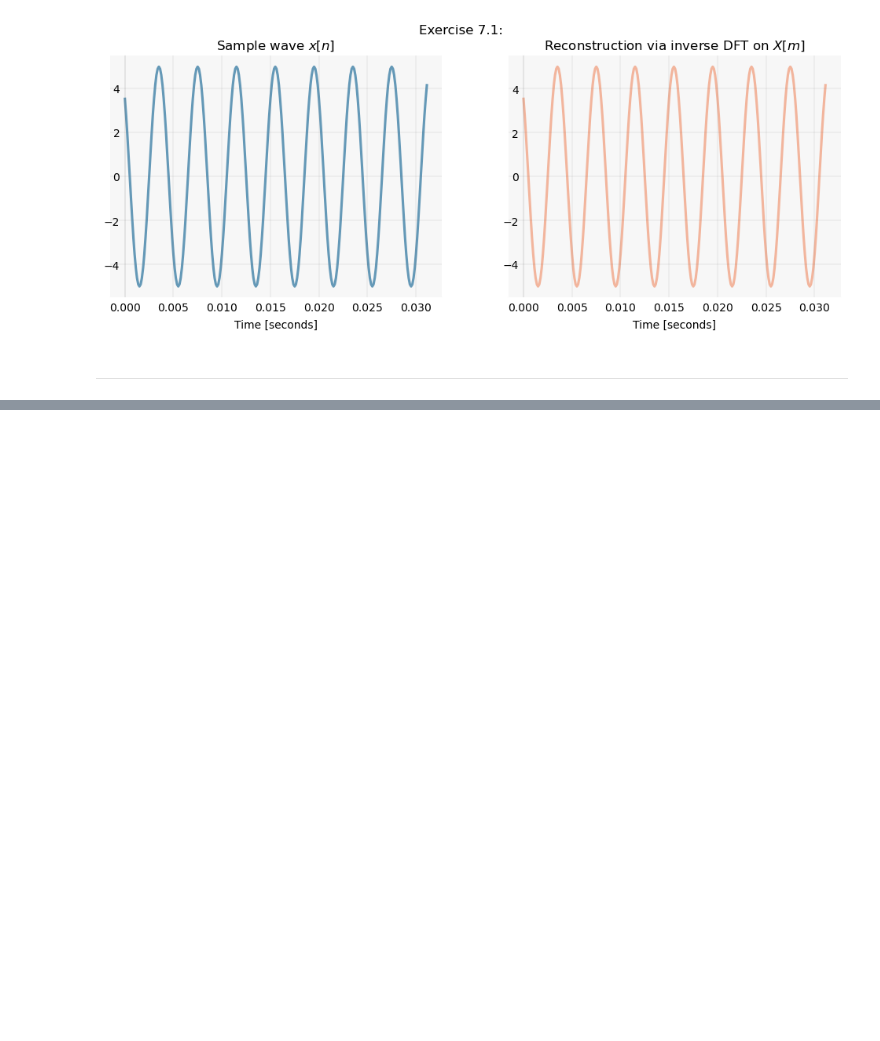
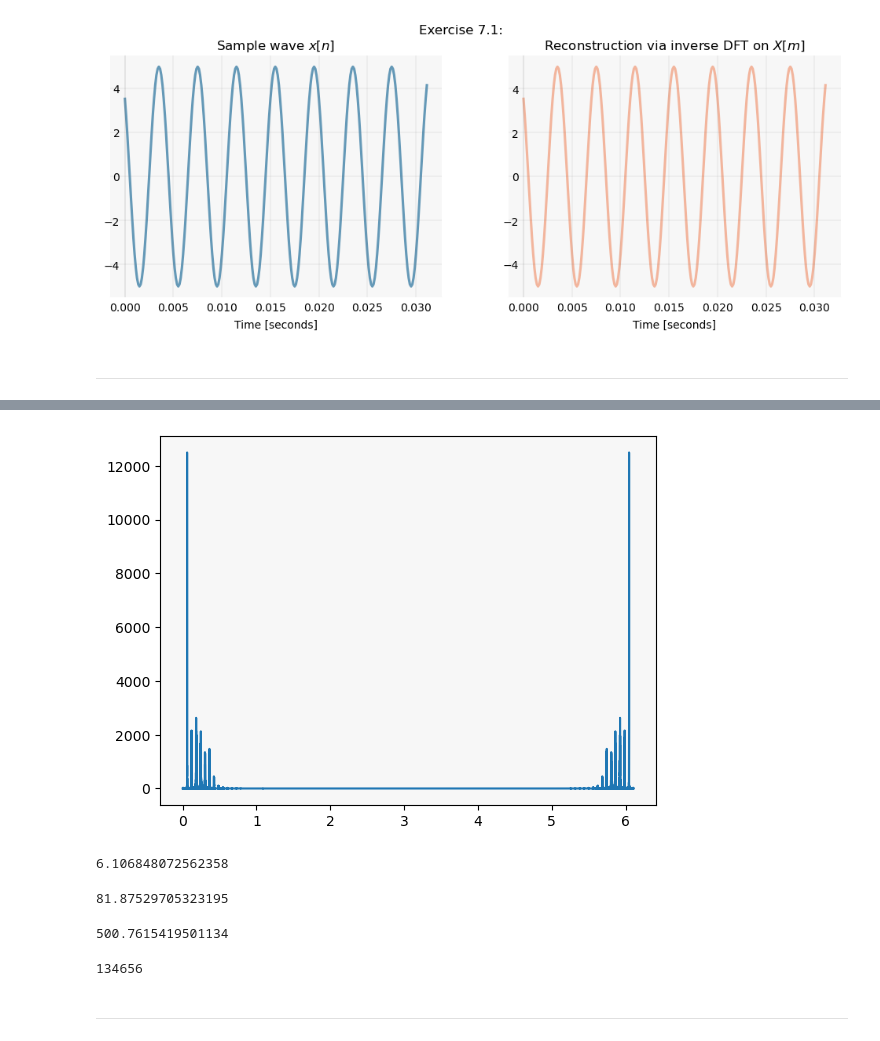
Before and after one commit to buruzaemon/digital-signals-theory, a Jupyter notebook: DST_CH7.ipynb, the cells around one changed output, grey strips where cells are left out. Saved outputs shown, nothing was run; the diff lists cells and outputs as text; code cells hidden in the pictures; blank space fills up the shorter version.

```diff
--- a/DST_CH7.ipynb
+++ b/DST_CH7.ipynb
@@ -326,0 +331,5 @@ plt.show()
+# %%
+fin = "bin/296349__modularsamples__korg-z1-counting-a5-counting-81-127.wav"
+
+fin_info = sf.info(fin)
+print(fin_info)
@@ -326,0 +343,6 @@ plt.show()
+# %%
+stereo_x, fs = sf.read(fin)
+mono_x = stereo_x[:,0]/2 + stereo_x[:,1]/2
+
+display('A5 on a Korg synth (mono)')
+display(Audio(data=mono_x, rate=fs))
@@ -326,0 +352,29 @@ plt.show()
+# %%
+X = np.fft.fft(mono_x)
+mag_X = np.abs(X)
+
+N = int(fin_info.samplerate * fin_info.duration)
+t = np.arange(N) / fin_info.samplerate
+
+plt.plot(t, mag_X)
+plt.show()
+# %% [output]
+[figure, added]
+# %%
+N / fs
+# %% [output]
+6.106848072562358
+# %%
+500 / (N / fs)
+# %% [output]
+81.87529705323195
+# %%
+82 * N / fs
+# %% [output]
+500.7615419501134
+# %%
+N // 2
+# %% [output]
+134656
+# %% [markdown]
+<hr width=40%/>
```
Also changed, not shown: parts of 7 cells of this notebook, 1 other file.
